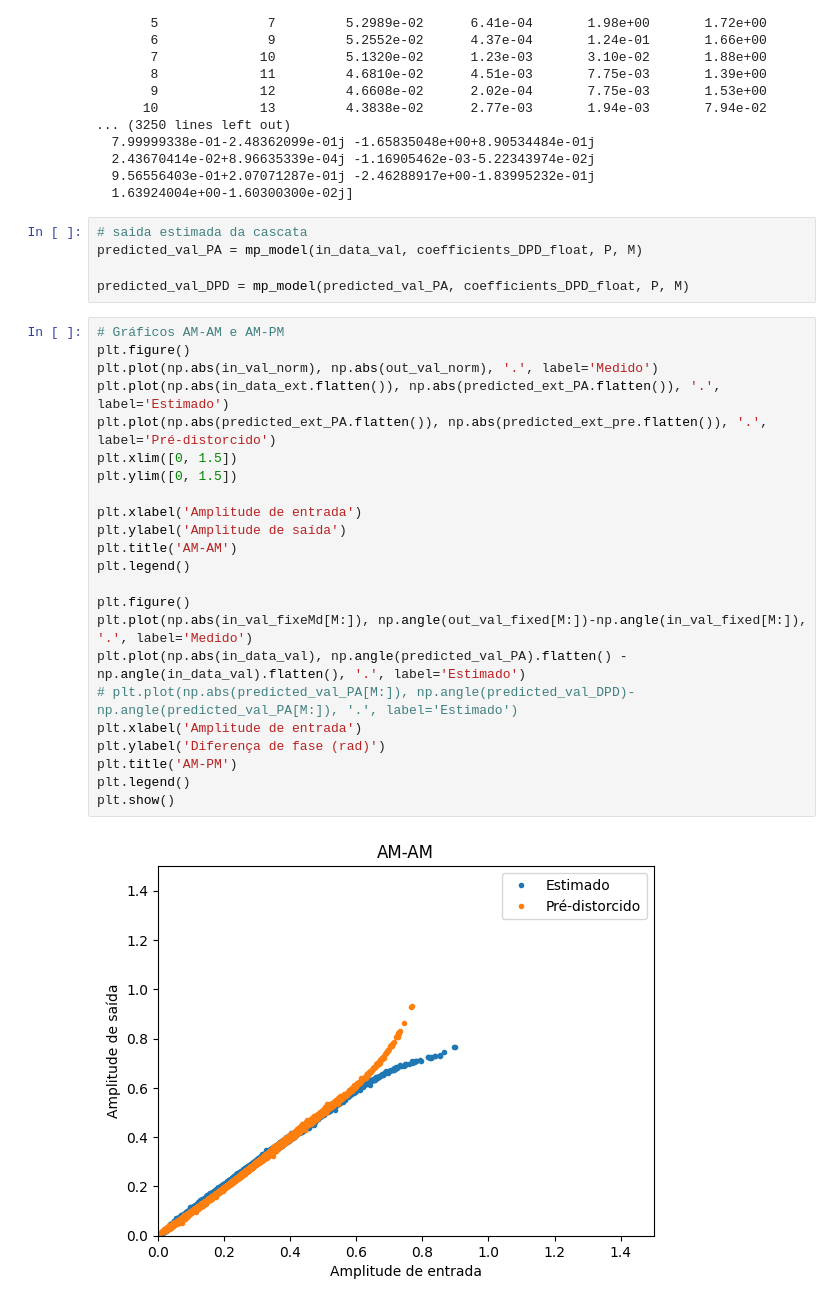
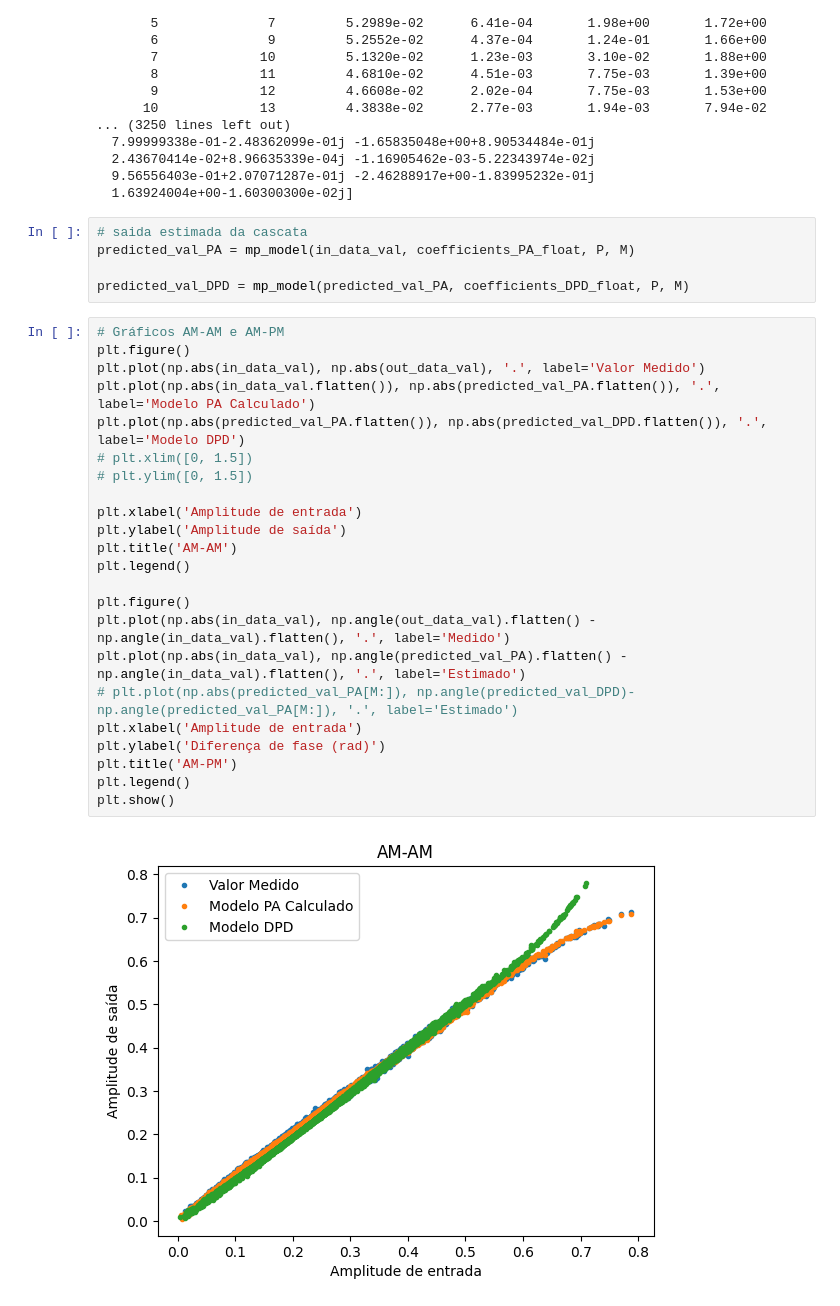
Before and after one commit to Je-Leo-AS/DPD, a Jupyter notebook: M7 Coeficientes vhdl.ipynb, the cells around one changed output. Saved outputs shown, nothing was run; the diff lists cells and outputs as text.

Commit message:
atividade m6 modelo dos coeficientes

```diff
--- a/M7 Coeficientes vhdl.ipynb
+++ b/M7 Coeficientes vhdl.ipynb
@@ -144,31 +144,31 @@ predicted_ext_pre = mp_model(predicted_ext_PA.flatten(), coefficients_DPD_float,
   1.63924004e+00-1.60300300e-02j]
 # %%
 # saida estimada da cascata
-predicted_val_PA = mp_model(in_data_val, coefficients_DPD_float, P, M)
+predicted_val_PA = mp_model(in_data_val, coefficients_PA_float, P, M)
 
 predicted_val_DPD = mp_model(predicted_val_PA, coefficients_DPD_float, P, M)
 # %%
 # Gráficos AM-AM e AM-PM
 plt.figure()
-plt.plot(np.abs(in_val_norm), np.abs(out_val_norm), '.', label='Medido')
-plt.plot(np.abs(in_data_ext.flatten()), np.abs(predicted_ext_PA.flatten()), '.', label='Estimado')
-plt.plot(np.abs(predicted_ext_PA.flatten()), np.abs(predicted_ext_pre.flatten()), '.', label='Pré-distorcido')
-plt.xlim([0, 1.5])
-plt.ylim([0, 1.5])
+plt.plot(np.abs(in_data_val), np.abs(out_data_val), '.', label='Valor Medido')
+plt.plot(np.abs(in_data_val.flatten()), np.abs(predicted_val_PA.flatten()), '.', label='Modelo PA Calculado')
+plt.plot(np.abs(predicted_val_PA.flatten()), np.abs(predicted_val_DPD.flatten()), '.', label='Modelo DPD')
+# plt.xlim([0, 1.5])
+# plt.ylim([0, 1.5])
 
 plt.xlabel('Amplitude de entrada')
 plt.ylabel('Amplitude de saída')
 plt.title('AM-AM')
 plt.legend()
 
 plt.figure()
-plt.plot(np.abs(in_val_fixeMd[M:]), np.angle(out_val_fixed[M:])-np.angle(in_val_fixed[M:]), '.', label='Medido')
+plt.plot(np.abs(in_data_val), np.angle(out_data_val).flatten() - np.angle(in_data_val).flatten(), '.', label='Medido')
 plt.plot(np.abs(in_data_val), np.angle(predicted_val_PA).flatten() - np.angle(in_data_val).flatten(), '.', label='Estimado')
 # plt.plot(np.abs(predicted_val_PA[M:]), np.angle(predicted_val_DPD)-np.angle(predicted_val_PA[M:]), '.', label='Estimado')
 plt.xlabel('Amplitude de entrada')
 plt.ylabel('Diferença de fase (rad)')
 plt.title('AM-PM')
 plt.legend()
 plt.show()
 # %% [output]
-[figure, old version]
+[figure, new version]
```
Also changed, not shown: parts of 18 cells of this notebook, 5 other files.
